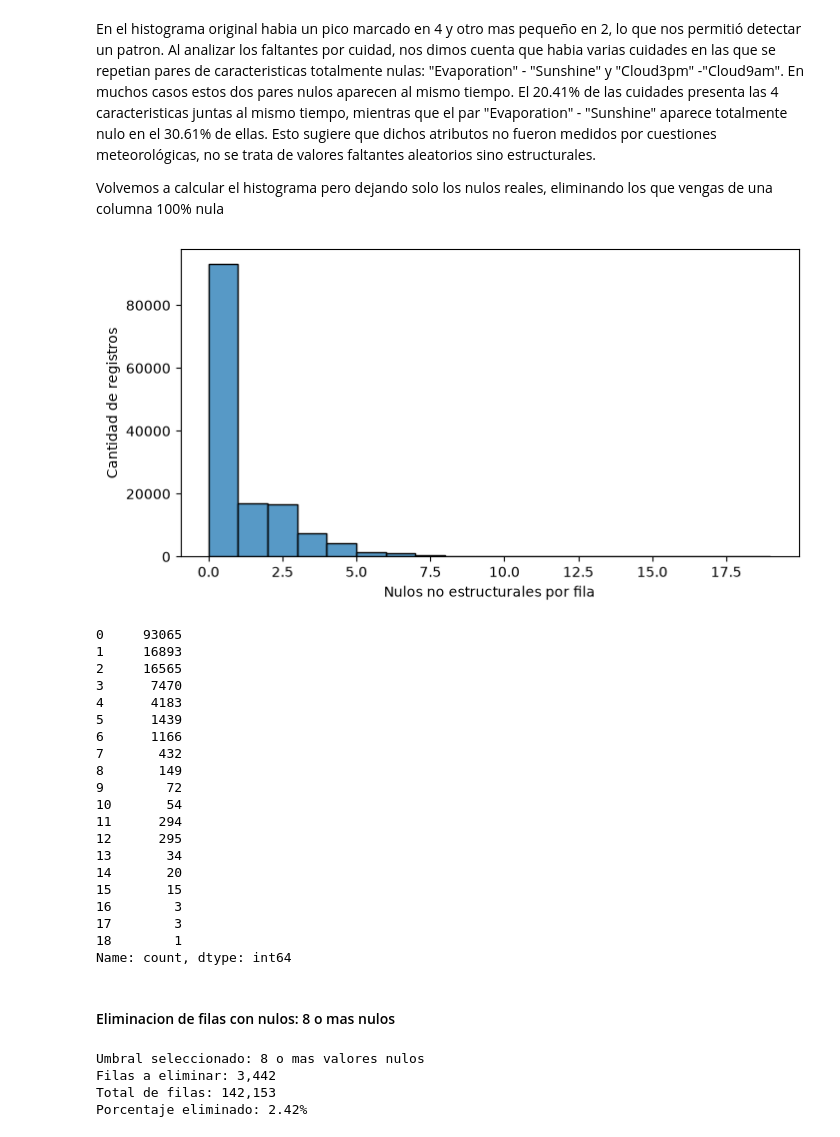
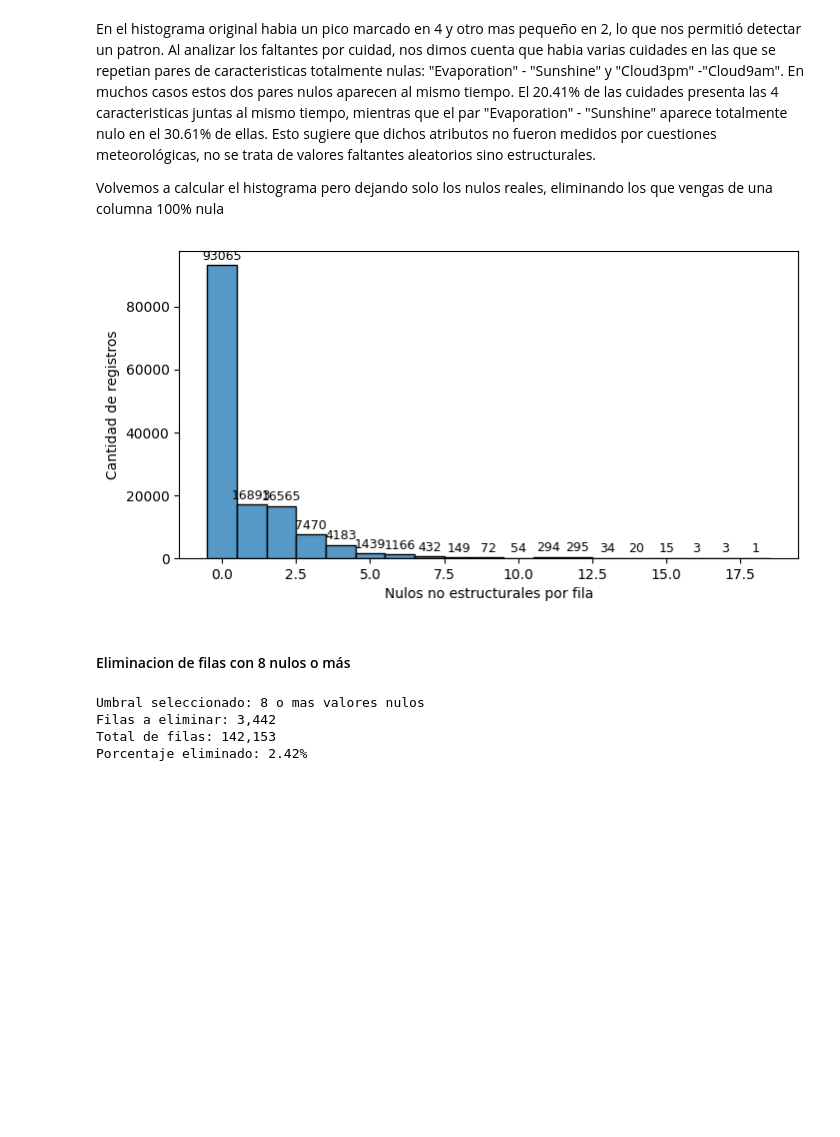
Before and after one commit to AlvaTF/TP-AA1-Ruiz-Toledo-Mendoza, a Jupyter notebook: TP_2/TP_clasificacion_AA1.ipynb, the cells around one changed output. Drawn from its saved outputs; the diff is of its cells as text; code cells hidden in the pictures; blank space fills up the shorter version.

```diff
--- a/TP_2/TP_clasificacion_AA1.ipynb
+++ b/TP_2/TP_clasificacion_AA1.ipynb
@@ -317,46 +344,29 @@ Volvemos a calcular el histograma pero dejando solo los nulos reales, eliminando
 # %%
 caracteristicas = [c for c in df.columns if c not in ['Date', 'Location', 'RainTomorrow', 'RainfallTomorrow']]
 nulos_totales = df[caracteristicas].isnull().sum(axis=1)
 
 # True si la columna es 100% nula en la ciudad de esa fila
 mascara = df.groupby('Location')[caracteristicas].transform(lambda s: s.isnull().all())
 
 # Guardo los nulos que son estructurales (los que son nulos en todas las filas de la ciudad)
 nulos_estructurales = mascara.sum(axis=1)
 
 nulos_reales = nulos_totales - nulos_estructurales
 
 plt.figure(figsize=(8,4))
-sns.histplot(nulos_reales, bins=range(0, 20))
+ax = sns.histplot(nulos_reales, discrete=True)
+
+ax.bar_label(ax.containers[0],
+             labels=[int(v) if v > 0 else '' for v in ax.containers[0].datavalues],
+             fontsize=9, padding=2)
+
 plt.xlabel("Nulos no estructurales por fila")
 plt.ylabel("Cantidad de registros")
 plt.show()
-
-nulos_reales.value_counts().sort_index()
 # %% [output]
-[figure, old version]
+[figure, new version]
-0     93065
-1     16893
-2     16565
-3      7470
-4      4183
-5      1439
-6      1166
-7       432
-8       149
-9        72
-10       54
-11      294
-12      295
-13       34
-14       20
-15       15
-16        3
-17        3
-18        1
-Name: count, dtype: int64
 # %% [markdown]
-#### Eliminacion de filas con nulos: 8 o mas nulos
+#### Eliminacion de filas con 8 nulos o más
 # %%
 nulos_por_fila = df.isnull().sum(axis=1)
 umbral = 8
```
Also changed, not shown: parts of 19 cells of this notebook.
